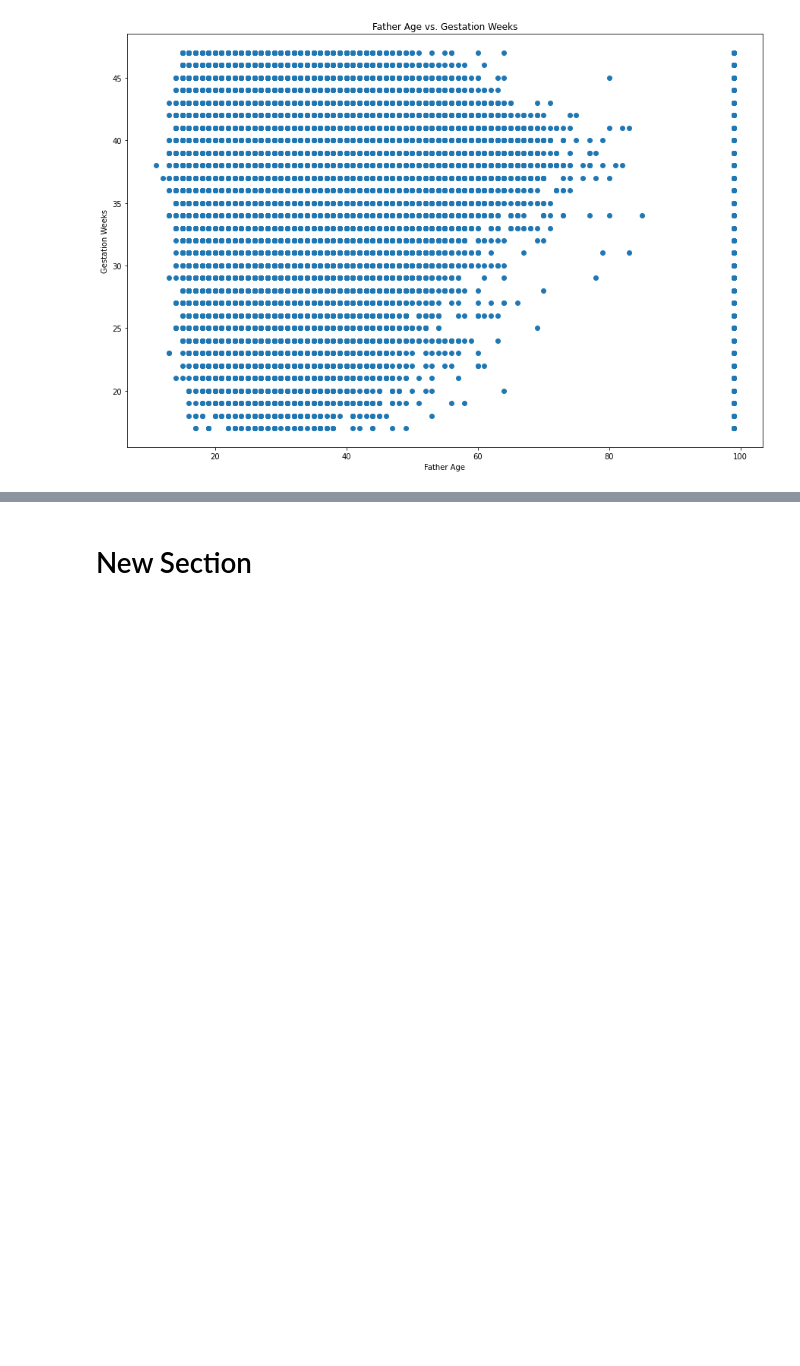
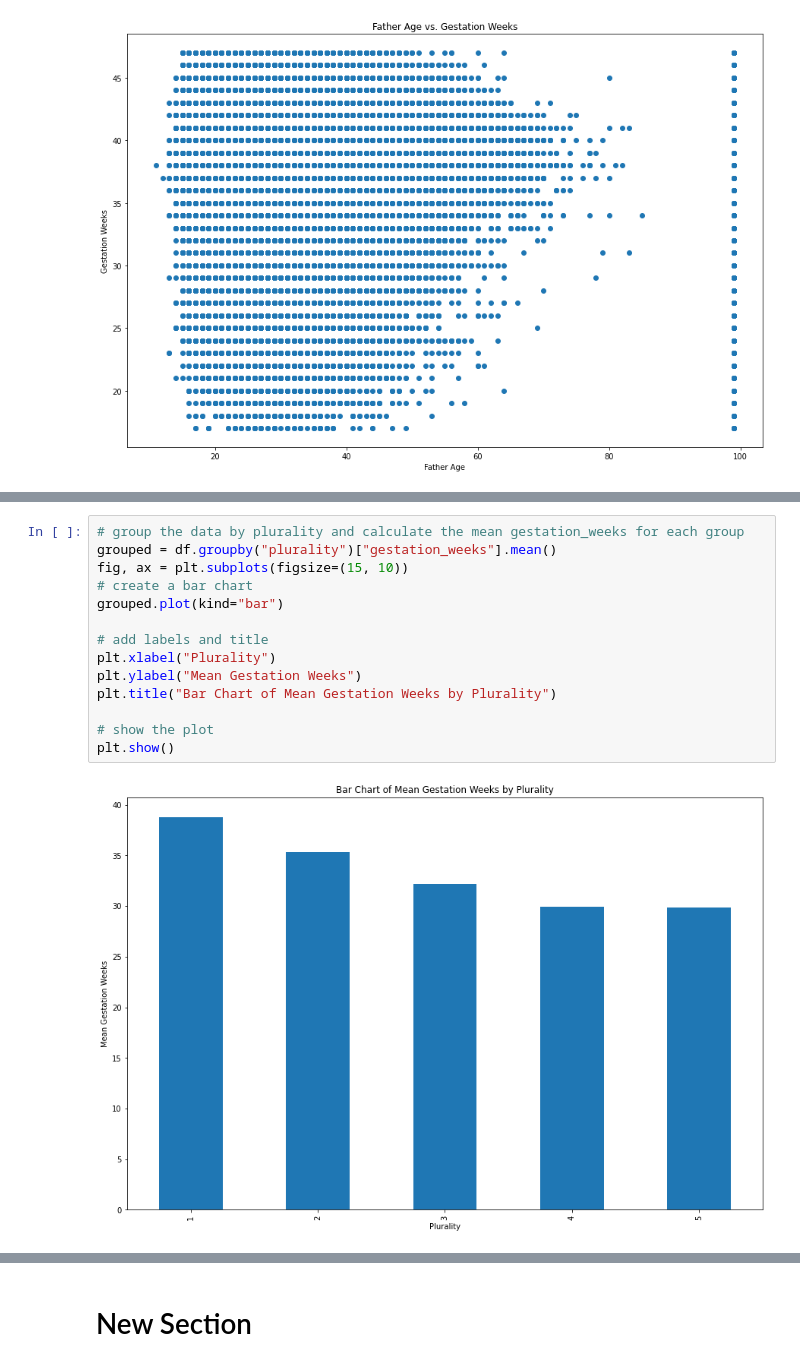
Before and after one commit to sashaTen/exploretary_data_analysis_in_marketing, a Jupyter notebook: Untitled0.ipynb, the cells around one changed output, grey strips where cells are left out. Drawn from its saved outputs; the diff is of its cells as text; blank space fills up the shorter version.

```diff
--- a/Untitled0.ipynb
+++ b/Untitled0.ipynb
@@ -174,0 +186,16 @@ plt.show()
+# %%
+# group the data by plurality and calculate the mean gestation_weeks for each group
+grouped = df.groupby("plurality")["gestation_weeks"].mean()
+fig, ax = plt.subplots(figsize=(15, 10))
+# create a bar chart
+grouped.plot(kind="bar")
+
+# add labels and title
+plt.xlabel("Plurality")
+plt.ylabel("Mean Gestation Weeks")
+plt.title("Bar Chart of Mean Gestation Weeks by Plurality")
+
+# show the plot
+plt.show()
+# %% [output]
+[figure, added]
```
Also changed, not shown: parts of 3 cells of this notebook.
